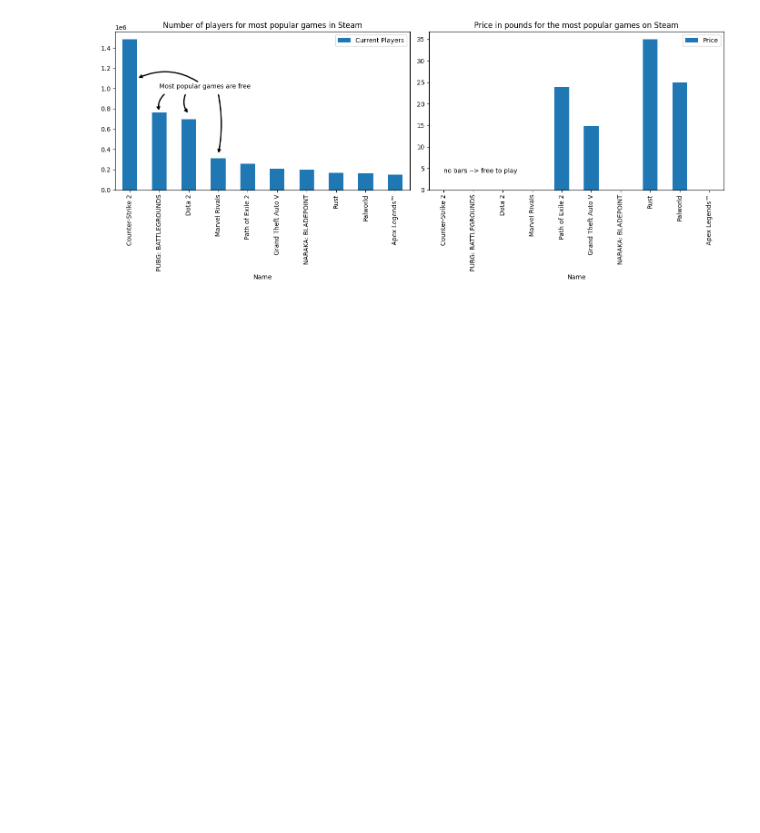
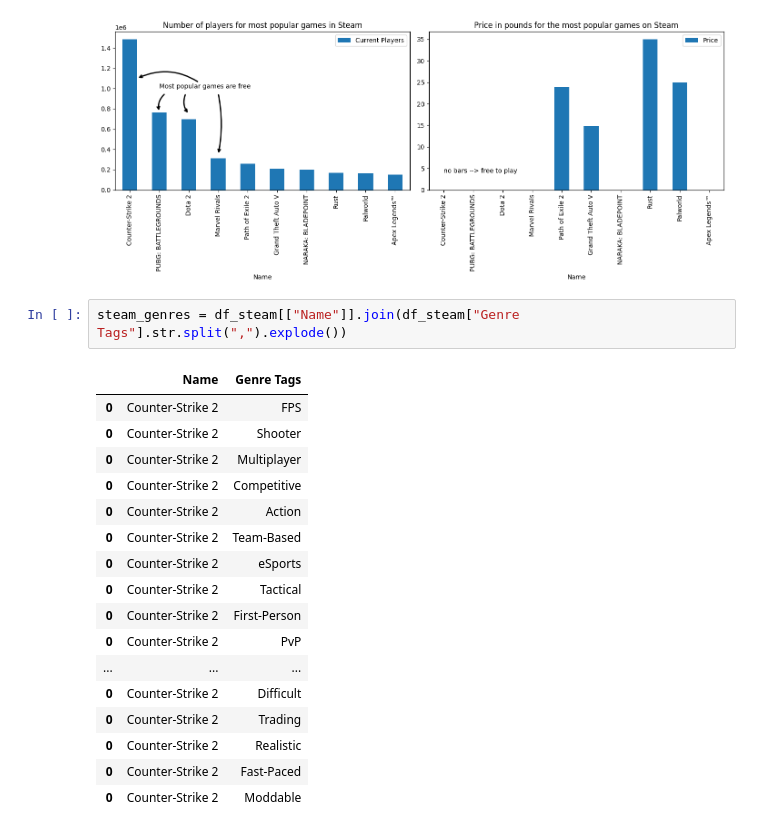
Before and after one commit to REAndreas/Data_Visualization_Andreas_Reinholdsson_DE24, a Jupyter notebook: Exercises/Exercise_0/Exercise_0.ipynb, the cells around one changed output. Drawn from its saved outputs; the diff is of its cells as text; blank space fills up the shorter version.

```diff
--- a/Exercises/Exercise_0/Exercise_0.ipynb
+++ b/Exercises/Exercise_0/Exercise_0.ipynb
@@ -273,3 +257,23 @@ plt.tight_layout()
 fig.savefig("figures/subplot_ex0_1.png")
 # %% [output]
 [figure]
+# %%
+steam_genres = df_steam[["Name"]].join(df_steam["Genre Tags"].str.split(",").explode())
+# %% [output]
+|  | Name | Genre Tags |
+| 0 | Counter-Strike 2 | FPS |
+| 0 | Counter-Strike 2 | Shooter |
+| 0 | Counter-Strike 2 | Multiplayer |
+| 0 | Counter-Strike 2 | Competitive |
+| 0 | Counter-Strike 2 | Action |
+| 0 | Counter-Strike 2 | Team-Based |
+| 0 | Counter-Strike 2 | eSports |
+| 0 | Counter-Strike 2 | Tactical |
+| 0 | Counter-Strike 2 | First-Person |
+| 0 | Counter-Strike 2 | PvP |
+| ... | ... | ... |
+| 0 | Counter-Strike 2 | Difficult |
+| 0 | Counter-Strike 2 | Trading |
+| 0 | Counter-Strike 2 | Realistic |
+| 0 | Counter-Strike 2 | Fast-Paced |
+| 0 | Counter-Strike 2 | Moddable |
```
Also changed, not shown: parts of 8 cells of this notebook, 13 other files.
